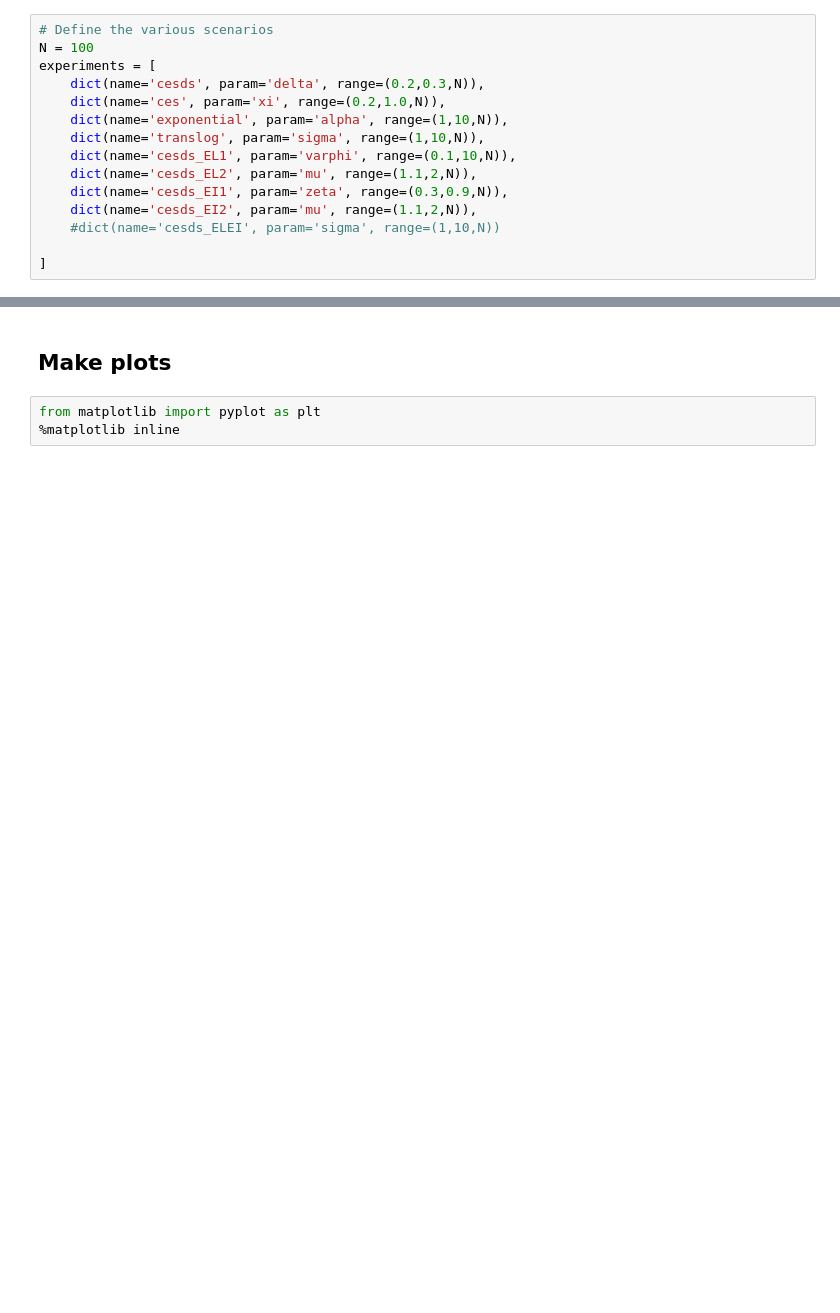
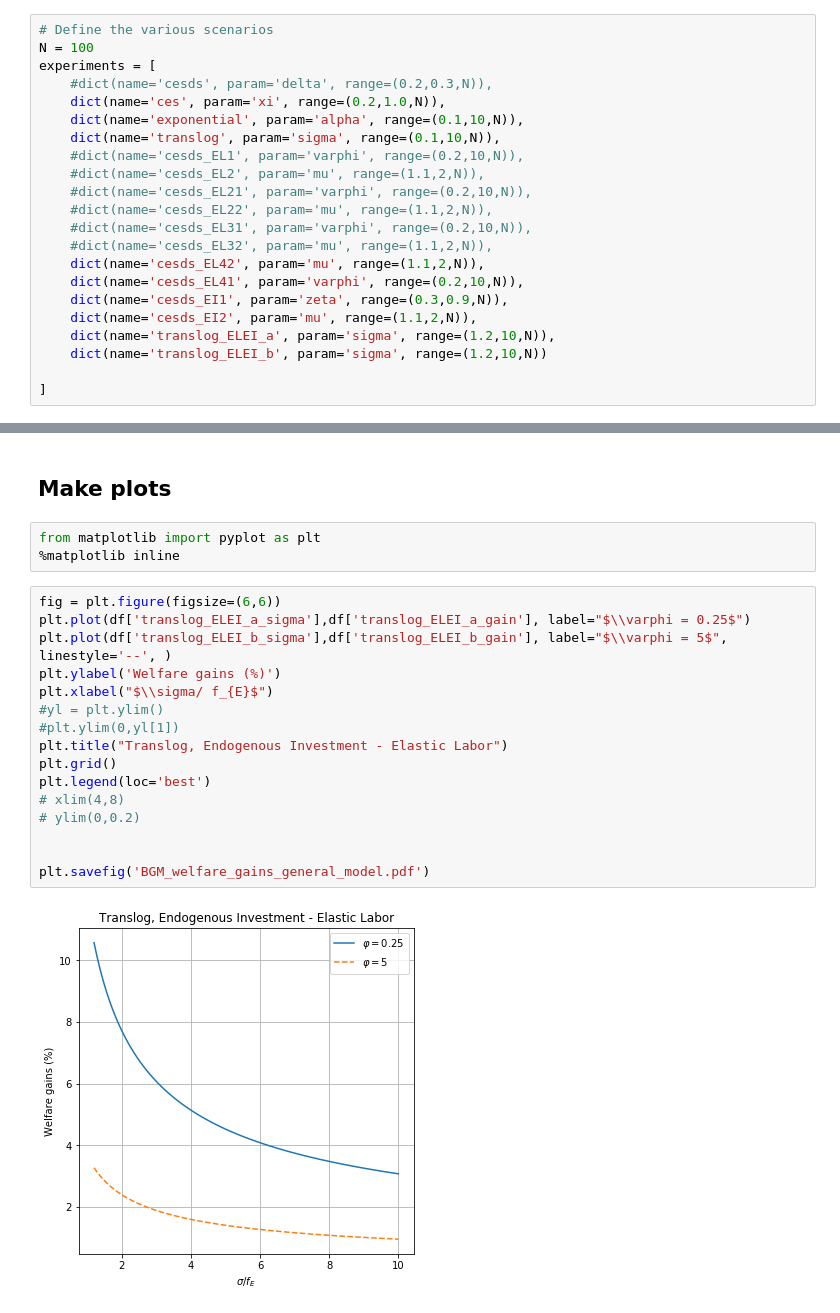
Before and after one commit to ezgioz/BGM, a Jupyter notebook: Produce graphs.ipynb, the cells around one changed output, grey strips where cells are left out. Saved outputs shown, nothing was run; the diff lists cells and outputs as text; blank space fills up the shorter version.

```diff
--- a/Produce graphs.ipynb
+++ b/Produce graphs.ipynb
@@ -4,15 +4,22 @@
 # Define the various scenarios
 N = 100
 experiments = [
-    dict(name='cesds', param='delta', range=(0.2,0.3,N)),
+    #dict(name='cesds', param='delta', range=(0.2,0.3,N)),
     dict(name='ces', param='xi', range=(0.2,1.0,N)),
-    dict(name='exponential', param='alpha', range=(1,10,N)),
-    dict(name='translog', param='sigma', range=(1,10,N)),
-    dict(name='cesds_EL1', param='varphi', range=(0.1,10,N)),
-    dict(name='cesds_EL2', param='mu', range=(1.1,2,N)),
+    dict(name='exponential', param='alpha', range=(0.1,10,N)),
+    dict(name='translog', param='sigma', range=(0.1,10,N)),
+    #dict(name='cesds_EL1', param='varphi', range=(0.2,10,N)),
+    #dict(name='cesds_EL2', param='mu', range=(1.1,2,N)),
+    #dict(name='cesds_EL21', param='varphi', range=(0.2,10,N)),
+    #dict(name='cesds_EL22', param='mu', range=(1.1,2,N)),
+    #dict(name='cesds_EL31', param='varphi', range=(0.2,10,N)),
+    #dict(name='cesds_EL32', param='mu', range=(1.1,2,N)),
+    dict(name='cesds_EL42', param='mu', range=(1.1,2,N)),
+    dict(name='cesds_EL41', param='varphi', range=(0.2,10,N)),
     dict(name='cesds_EI1', param='zeta', range=(0.3,0.9,N)),
     dict(name='cesds_EI2', param='mu', range=(1.1,2,N)),
-    #dict(name='cesds_ELEI', param='sigma', range=(1,10,N))
+    dict(name='translog_ELEI_a', param='sigma', range=(1.2,10,N)),
+    dict(name='translog_ELEI_b', param='sigma', range=(1.2,10,N))
 
 ]
 # %%
@@ -179,3 +168,21 @@ df
 # %%
 from matplotlib import pyplot as plt
 %matplotlib inline
+# %%
+fig = plt.figure(figsize=(6,6))
+plt.plot(df['translog_ELEI_a_sigma'],df['translog_ELEI_a_gain'], label="$\\varphi = 0.25$")
+plt.plot(df['translog_ELEI_b_sigma'],df['translog_ELEI_b_gain'], label="$\\varphi = 5$", linestyle='--', )
+plt.ylabel('Welfare gains (%)')
+plt.xlabel("$\\sigma/ f_{E}$")
+#yl = plt.ylim()
+#plt.ylim(0,yl[1])
+plt.title("Translog, Endogenous Investment - Elastic Labor")
+plt.grid()
+plt.legend(loc='best')
+# xlim(4,8)
+# ylim(0,0.2)
+
+
+plt.savefig('BGM_welfare_gains_general_model.pdf')
+# %% [output]
+[figure, added]
```
Also changed, not shown: parts of 6 cells of this notebook, 4 other files.
